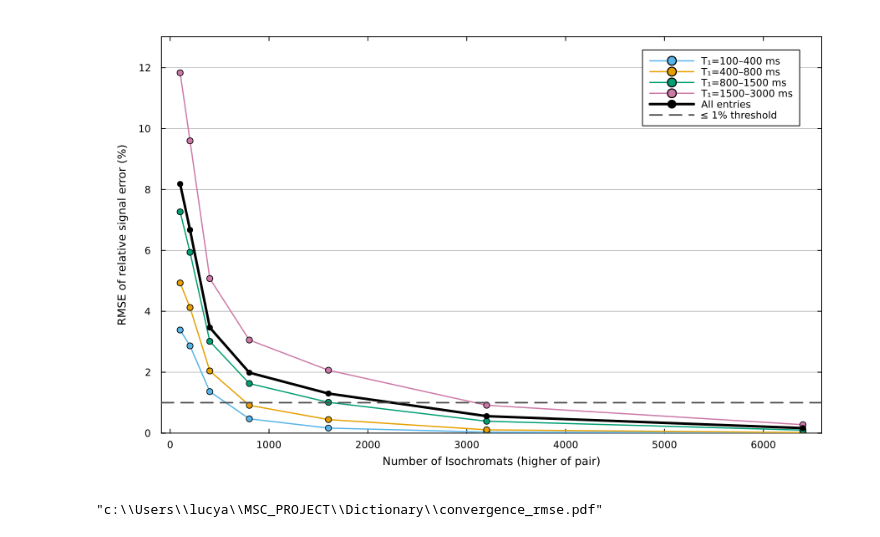
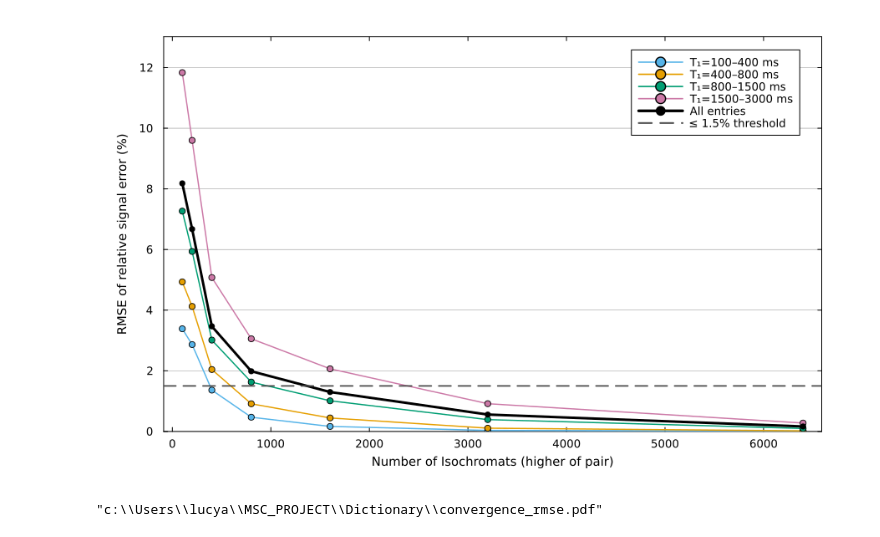
Before and after one commit to lucyarmitage/MScProject, a Jupyter notebook: Dictionary/convergence.ipynb, the cells around one changed output. Cells and saved outputs as stored; diff of their text form; code cells hidden in the pictures.

```diff
--- a/Dictionary/convergence.ipynb
+++ b/Dictionary/convergence.ipynb
@@ -152,7 +120,7 @@ marker_shape = :circle
 
 default(
     linewidth = 1.5,
-    markersize = 4,     # smaller dots
+    markersize = 4,
     markerstrokewidth = 0.8,
     gridalpha = 0.25,
 )
@@ -165,39 +133,37 @@ plt_rmse = plot(
     legend     = :topright,
     xlabel     = "Number of Isochromats (higher of pair)",
     ylabel     = "RMSE of relative signal error (%)",
     ylims      = (0, ymax_rmse),
 )
 
 for b in 1:length(T1_LABELS)
     plot!(plt_rmse, xvals, rmse_errs[b];
         label     = T1_LABELS[b],
         color     = pal[b],
         marker    = marker_shape,
         linestyle = :solid,
     )
 end
 
 plot!(plt_rmse, xvals, overall_rmse;
     label     = "All entries",
     color     = pal[end],
     marker    = marker_shape,
     linewidth = 3.0,
 )
 
-hline!(plt_rmse, [1.0]; color=:gray30, linestyle=:dash, linewidth=1.8, label="≤ 1% threshold")
+hline!(plt_rmse, [1.5]; color=:gray30, linestyle=:dash, linewidth=1.8, label="≤ 1.5% threshold")
 
 plot!(plt_rmse;
-    guidefont   = font(9),
-    tickfont    = font(8),
-    legendfont  = font(8),
+    guidefont   = font(10),
+    tickfont    = font(9),
+    legendfont  = font(9),
     left_margin = 8Plots.mm, right_margin = 6Plots.mm,
     top_margin  = 4Plots.mm, bottom_margin = 6Plots.mm,
 )
 
 display(plt_rmse)
-if save_plot
-    savefig(plt_rmse, "convergence_rmse.pdf")
-end
+savefig(plt_rmse, "convergence_rmse.pdf")
 # %% [output]
-[figure, old version]
+[figure, new version]
 "c:\\Users\\lucya\\MSC_PROJECT\\Dictionary\\convergence_rmse.pdf"
```
Also changed, not shown: parts of 2 cells of this notebook.
